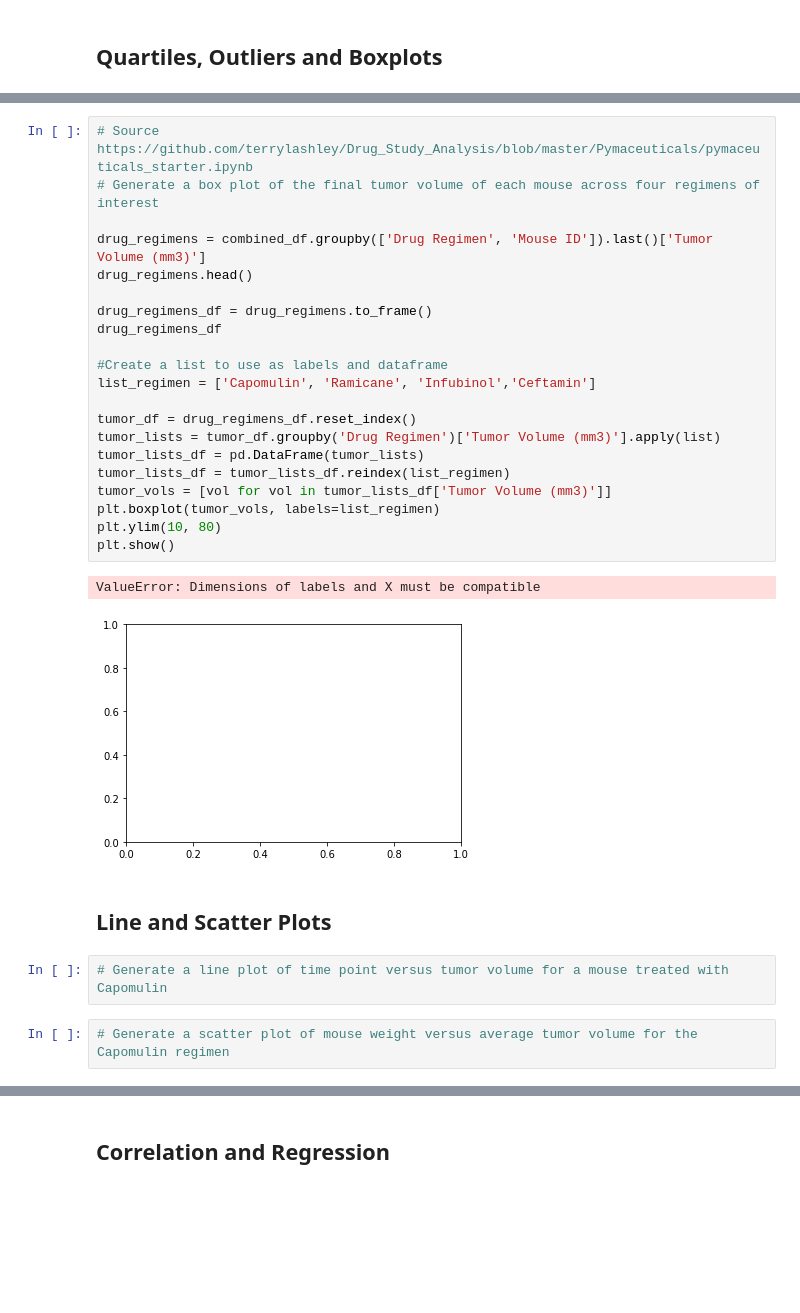
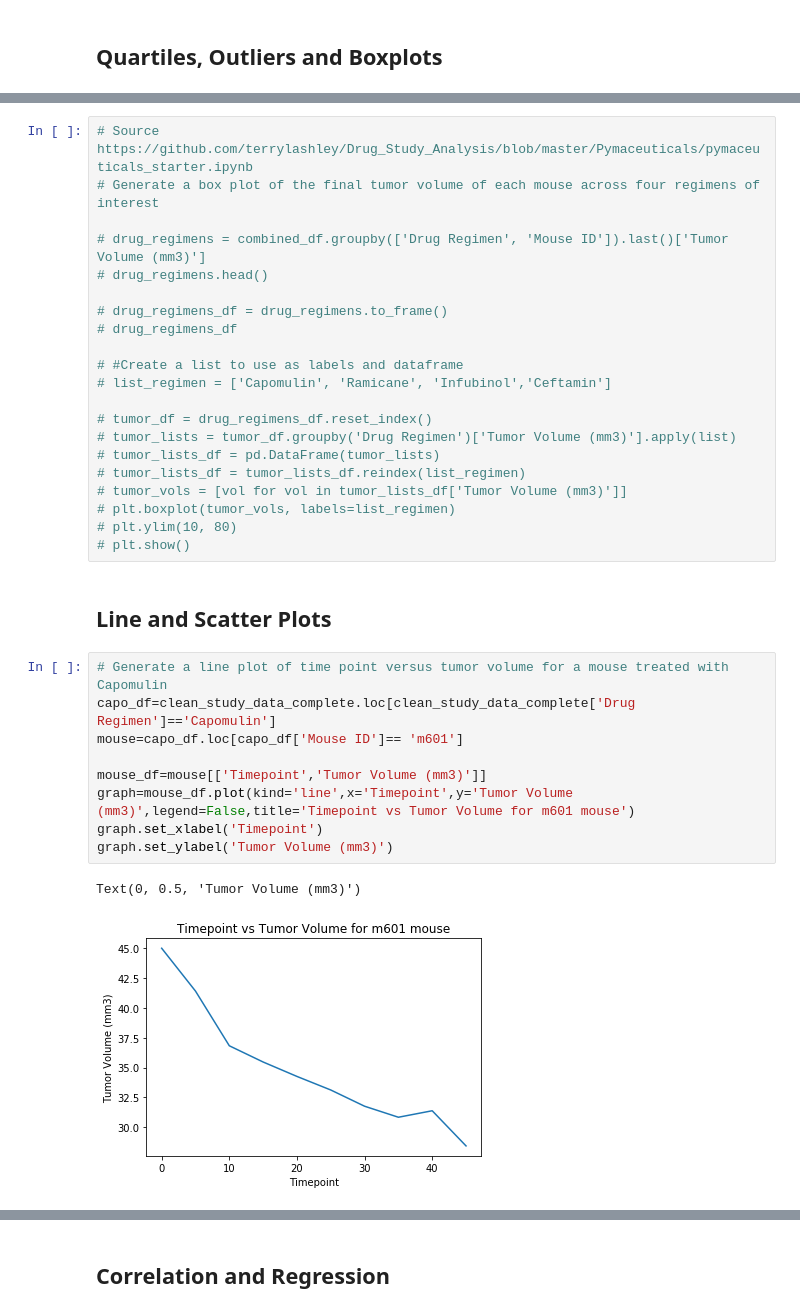
Before and after one commit to phuphan626/Matplotlib-Challenge-, a Jupyter notebook: Pymaceuticals/pymaceuticals_starter.ipynb, the cells around one changed output, grey strips where cells are left out. Cells and saved outputs as stored; diff of their text form; blank space fills up the shorter version.

```diff
--- a/Pymaceuticals/pymaceuticals_starter.ipynb
+++ b/Pymaceuticals/pymaceuticals_starter.ipynb
@@ -336,29 +365,34 @@ Ceftamin's outliers: Series([], Name: Tumor Volume (mm3), dtype: float64)
 # Source https://github.com/terrylashley/Drug_Study_Analysis/blob/master/Pymaceuticals/pymaceuticals_starter.ipynb
 # Generate a box plot of the final tumor volume of each mouse across four regimens of interest
 
-drug_regimens = combined_df.groupby(['Drug Regimen', 'Mouse ID']).last()['Tumor Volume (mm3)']
-drug_regimens.head()
+# drug_regimens = combined_df.groupby(['Drug Regimen', 'Mouse ID']).last()['Tumor Volume (mm3)']
+# drug_regimens.head()
 
-drug_regimens_df = drug_regimens.to_frame()
-drug_regimens_df
+# drug_regimens_df = drug_regimens.to_frame()
+# drug_regimens_df
 
-#Create a list to use as labels and dataframe
-list_regimen = ['Capomulin', 'Ramicane', 'Infubinol','Ceftamin']
+# #Create a list to use as labels and dataframe
+# list_regimen = ['Capomulin', 'Ramicane', 'Infubinol','Ceftamin']
 
-tumor_df = drug_regimens_df.reset_index()
-tumor_lists = tumor_df.groupby('Drug Regimen')['Tumor Volume (mm3)'].apply(list)
-tumor_lists_df = pd.DataFrame(tumor_lists)
-tumor_lists_df = tumor_lists_df.reindex(list_regimen)
-tumor_vols = [vol for vol in tumor_lists_df['Tumor Volume (mm3)']]
-plt.boxplot(tumor_vols, labels=list_regimen)
-plt.ylim(10, 80)
-plt.show()
+# tumor_df = drug_regimens_df.reset_index()
+# tumor_lists = tumor_df.groupby('Drug Regimen')['Tumor Volume (mm3)'].apply(list)
+# tumor_lists_df = pd.DataFrame(tumor_lists)
+# tumor_lists_df = tumor_lists_df.reindex(list_regimen)
+# tumor_vols = [vol for vol in tumor_lists_df['Tumor Volume (mm3)']]
+# plt.boxplot(tumor_vols, labels=list_regimen)
+# plt.ylim(10, 80)
+# plt.show()
-# %% [output]
-ValueError: Dimensions of labels and X must be compatible
-[figure, removed]
 # %% [markdown]
 ## Line and Scatter Plots
-# %%
-# Generate a line plot of time point versus tumor volume for a mouse treated with Capomulin
-# %%
-# Generate a scatter plot of mouse weight versus average tumor volume for the Capomulin regimen
+# %%
+# Generate a line plot of time point versus tumor volume for a mouse treated with Capomulin
+capo_df=clean_study_data_complete.loc[clean_study_data_complete['Drug Regimen']=='Capomulin']
+mouse=capo_df.loc[capo_df['Mouse ID']== 'm601']
+
+mouse_df=mouse[['Timepoint','Tumor Volume (mm3)']]
+graph=mouse_df.plot(kind='line',x='Timepoint',y='Tumor Volume (mm3)',legend=False,title='Timepoint vs Tumor Volume for m601 mouse')
+graph.set_xlabel('Timepoint')
+graph.set_ylabel('Tumor Volume (mm3)')
+# %% [output]
+Text(0, 0.5, 'Tumor Volume (mm3)')
+[figure, added]
```
Also changed, not shown: parts of 6 cells of this notebook.
